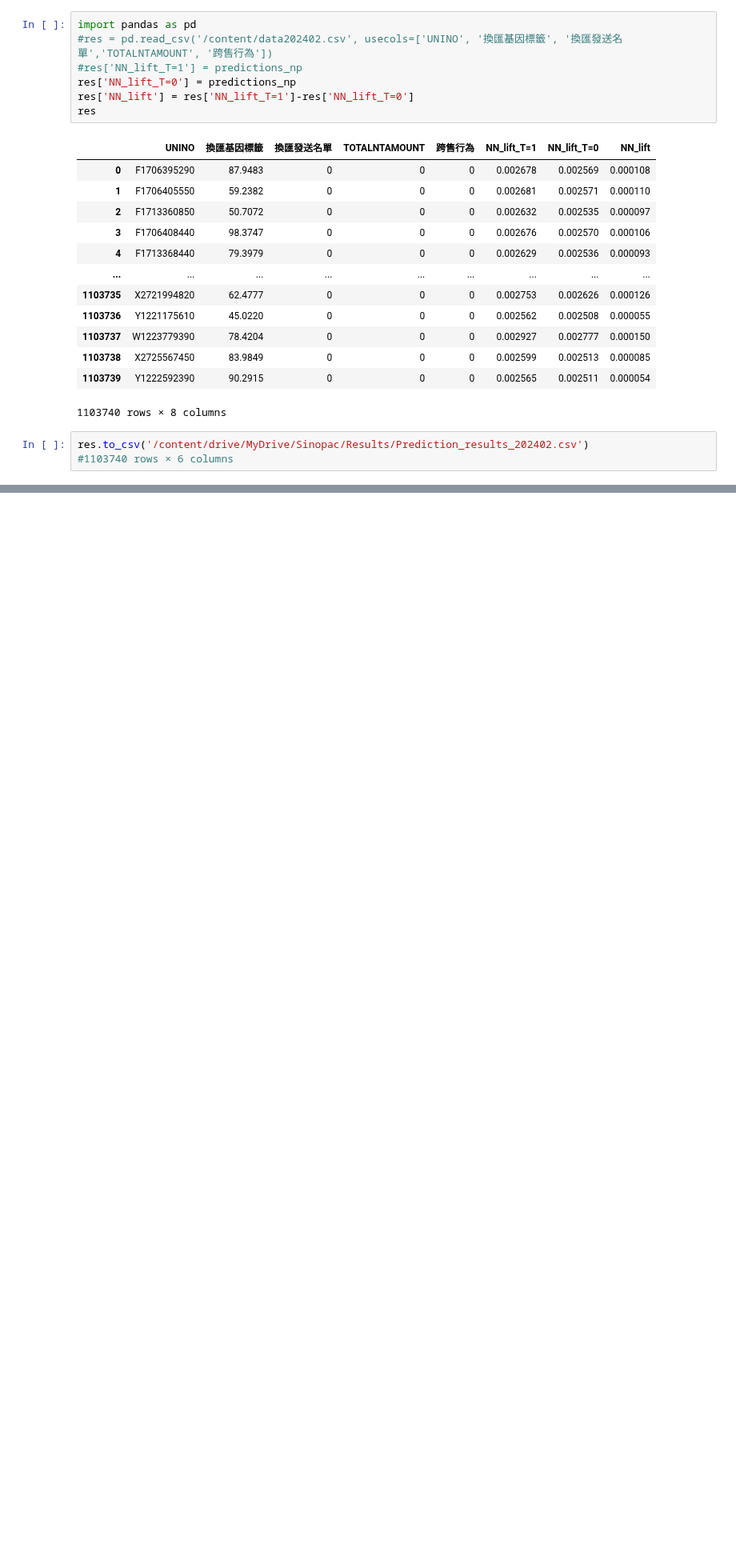
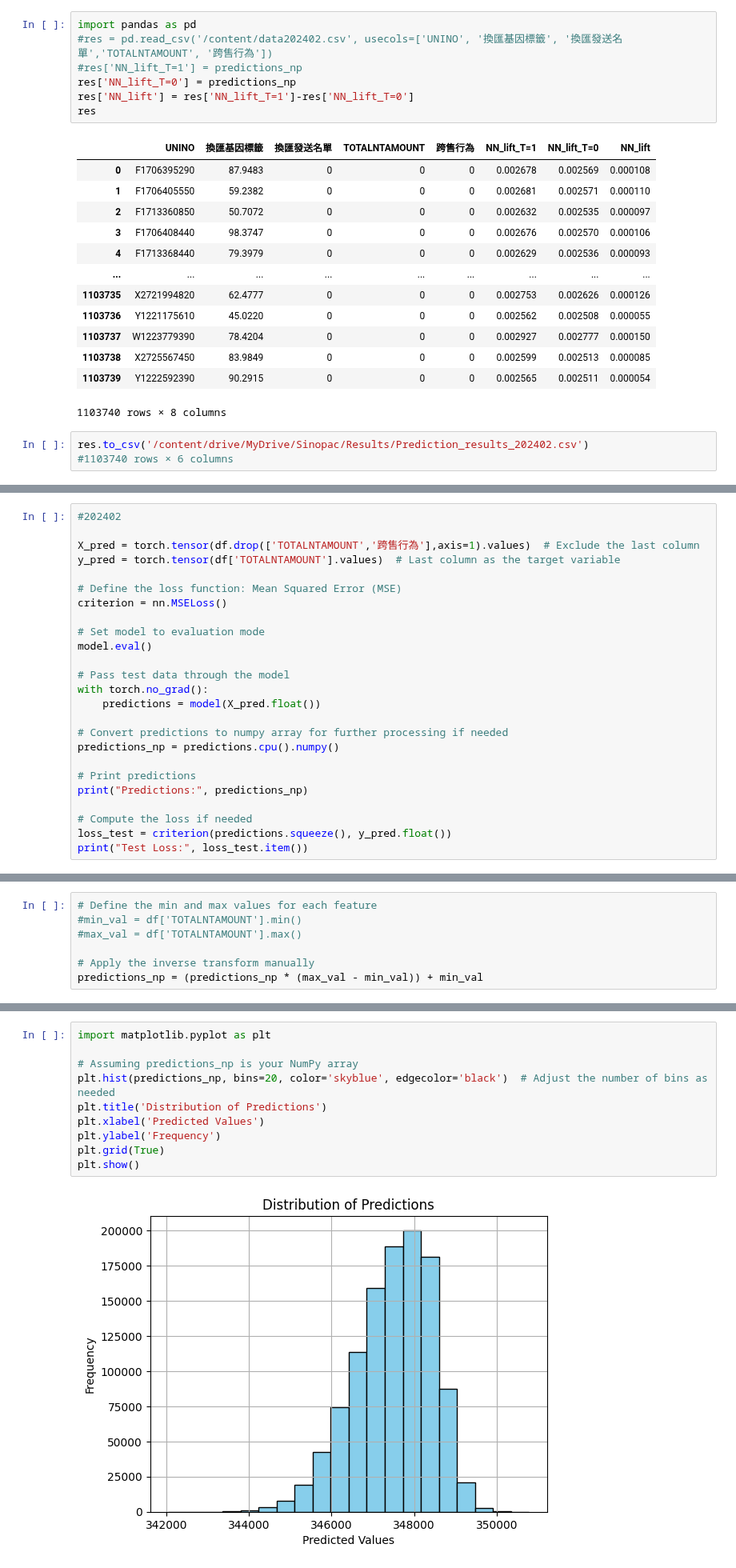
Before and after one commit to sssylvia0/Uplift_Model, a Jupyter notebook: NN.ipynb, the cells around one changed output, grey strips where cells are left out. Shown at 80% size. Saved outputs shown, nothing was run; the diff lists cells and outputs as text; blank space fills up the shorter version.

```diff
--- a/NN.ipynb
+++ b/NN.ipynb
@@ -815,0 +1036,25 @@ InvalidIndexError: (slice(None, None, None), 152)
+# %%
+#202402
+
+X_pred = torch.tensor(df.drop(['TOTALNTAMOUNT','跨售行為'],axis=1).values)  # Exclude the last column
+y_pred = torch.tensor(df['TOTALNTAMOUNT'].values)  # Last column as the target variable
+
+# Define the loss function: Mean Squared Error (MSE)
+criterion = nn.MSELoss()
+
+# Set model to evaluation mode
+model.eval()
+
+# Pass test data through the model
+with torch.no_grad():
+    predictions = model(X_pred.float())
+
+# Convert predictions to numpy array for further processing if needed
+predictions_np = predictions.cpu().numpy()
+
+# Print predictions
+print("Predictions:", predictions_np)
+
+# Compute the loss if needed
+loss_test = criterion(predictions.squeeze(), y_pred.float())
+print("Test Loss:", loss_test.item())
@@ -815,0 +1070,7 @@ InvalidIndexError: (slice(None, None, None), 152)
+# %%
+# Define the min and max values for each feature
+#min_val = df['TOTALNTAMOUNT'].min()
+#max_val = df['TOTALNTAMOUNT'].max()
+
+# Apply the inverse transform manually
+predictions_np = (predictions_np * (max_val - min_val)) + min_val
@@ -815,0 +1092,12 @@ InvalidIndexError: (slice(None, None, None), 152)
+# %%
+import matplotlib.pyplot as plt
+
+# Assuming predictions_np is your NumPy array
+plt.hist(predictions_np, bins=20, color='skyblue', edgecolor='black')  # Adjust the number of bins as needed
+plt.title('Distribution of Predictions')
+plt.xlabel('Predicted Values')
+plt.ylabel('Frequency')
+plt.grid(True)
+plt.show()
+# %% [output]
+[figure, added]
```
Also changed, not shown: parts of 35 cells of this notebook.
